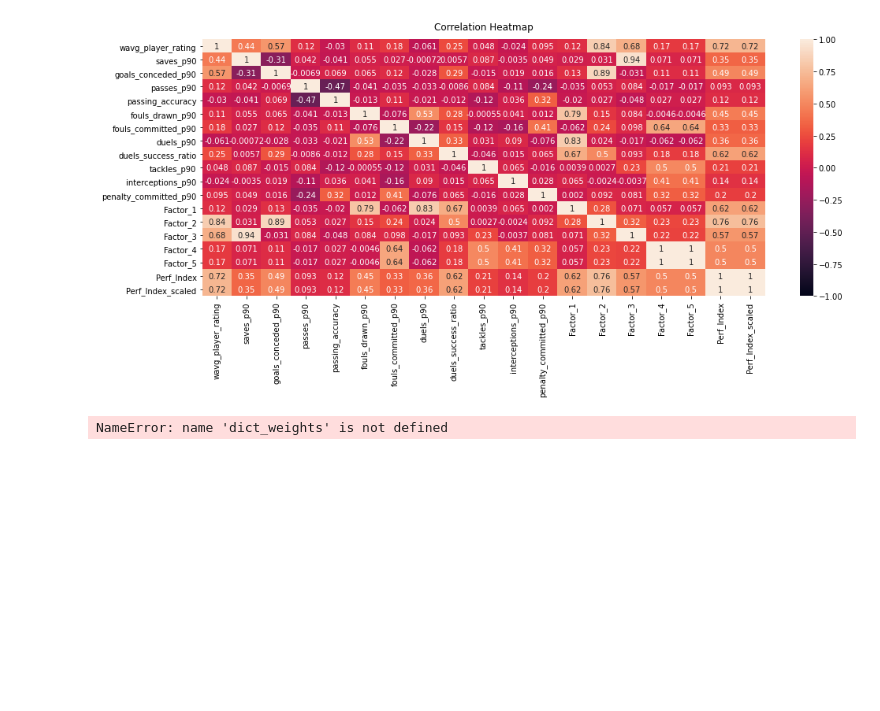
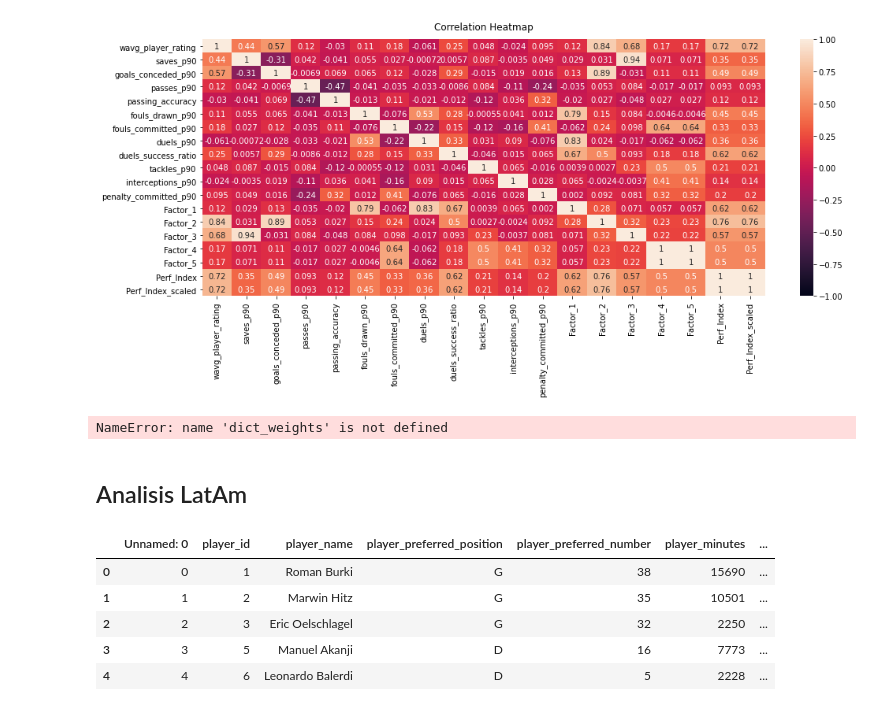
Before and after one commit to fpretto/MiM_Analytics_Tesis, a Jupyter notebook: Tesis/Performance Index.ipynb, the cells around one changed output. Drawn from its saved outputs; the diff is of its cells as text; code cells hidden in the pictures; blank space fills up the shorter version.

```diff
--- a/Tesis/Performance Index.ipynb
+++ b/Tesis/Performance Index.ipynb
@@ -1206,3 +1209,14 @@ dict_weights['Goalkeepers'] = df_factors_gk['PC_Weight'].dropna().to_dict()
 NameError: name 'dict_weights' is not defined
 # %%
 dict_weights
+# %% [markdown]
+## Analisis LatAm
+# %%
+df.head()
+# %% [output]
+|  | Unnamed: 0 | player_id | player_name | player_preferred_position | player_preferred_number | player_minutes | ... |
+| 0 | 0 | 1 | Roman Burki | G | 38 | 15690 | ... |
+| 1 | 1 | 2 | Marwin Hitz | G | 35 | 10501 | ... |
+| 2 | 2 | 3 | Eric Oelschlagel | G | 32 | 2250 | ... |
+| 3 | 3 | 5 | Manuel Akanji | D | 16 | 7773 | ... |
+| 4 | 4 | 6 | Leonardo Balerdi | D | 5 | 2228 | ... |
```
Also changed, not shown: parts of 5 cells of this notebook, 15 other files.
